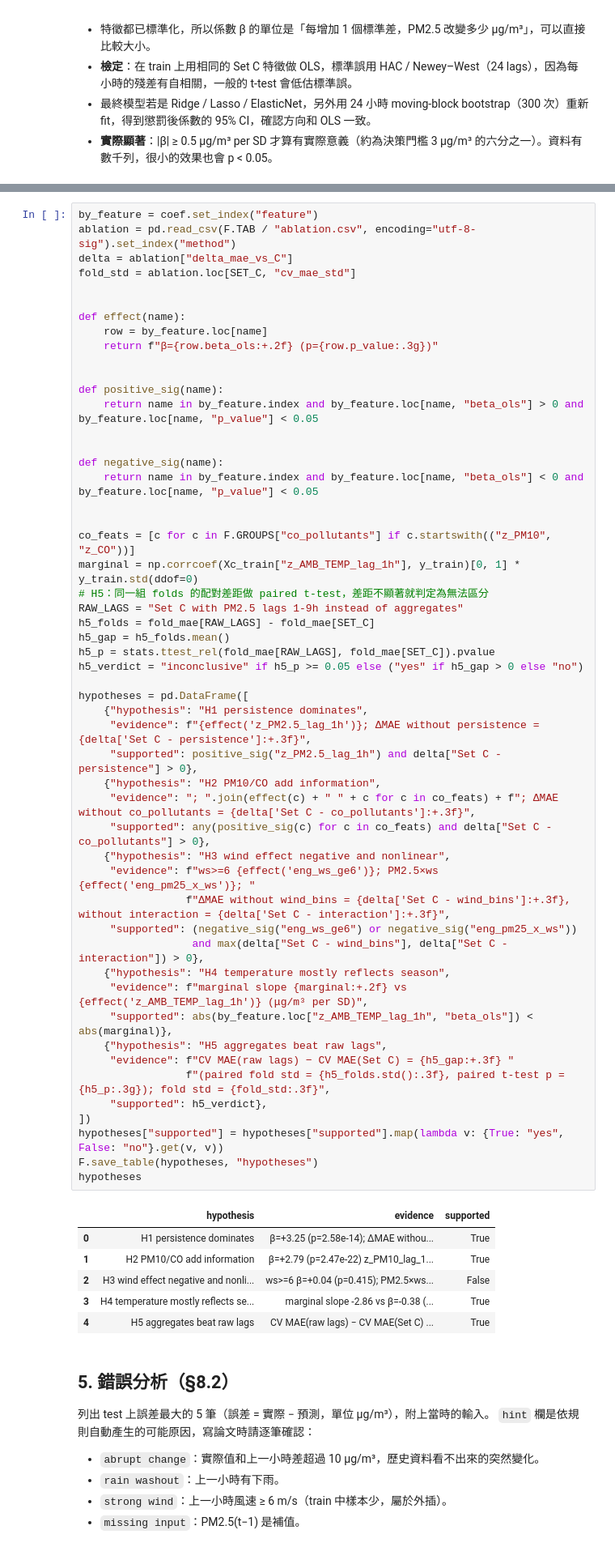
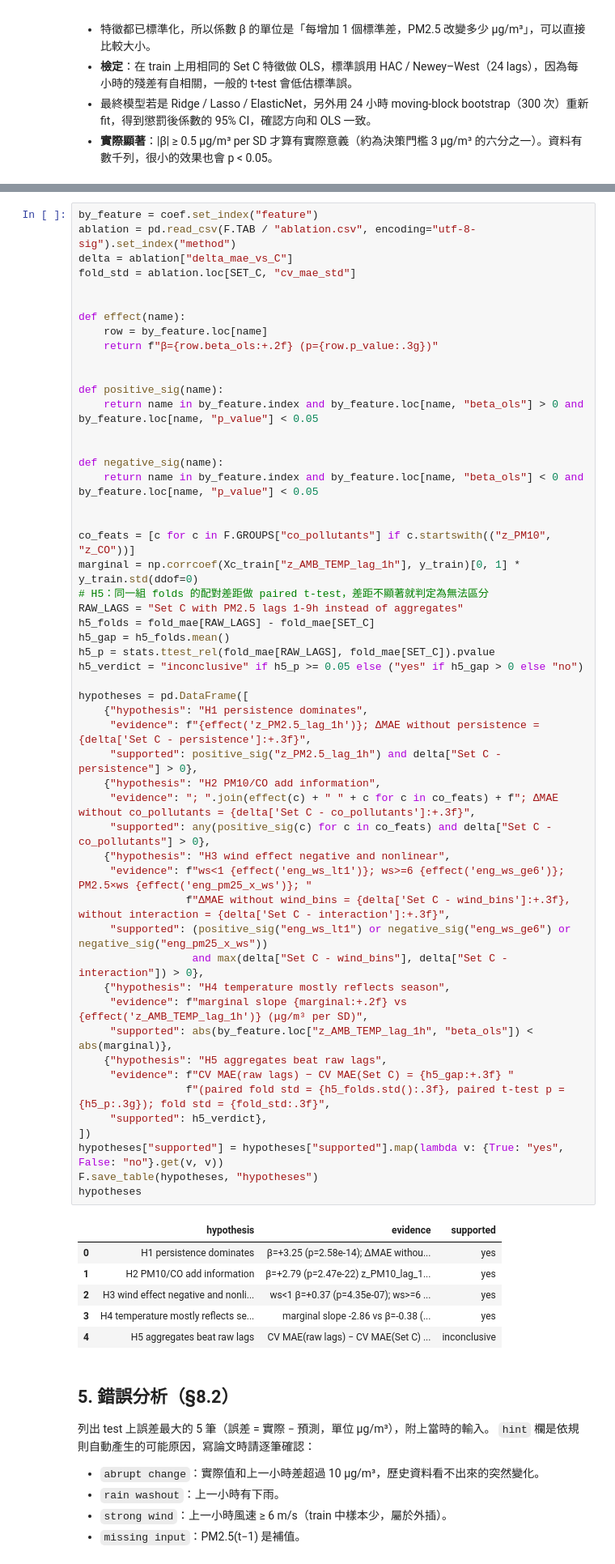
Before and after one commit to calculusfkyou/nycu-data-mining-assignment-1-115-1, a Jupyter notebook: Model/02_analysis.ipynb, the cells around one changed output, grey strips where cells are left out. Shown at 81% size. Drawn from its saved outputs; the diff is of its cells as text.

```diff
--- a/Model/02_analysis.ipynb
+++ b/Model/02_analysis.ipynb
@@ -306,40 +306,40 @@ marginal = np.corrcoef(Xc_train["z_AMB_TEMP_lag_1h"], y_train)[0, 1] * y_train.s
 # H5：同一組 folds 的配對差距做 paired t-test，差距不顯著就判定為無法區分
 RAW_LAGS = "Set C with PM2.5 lags 1-9h instead of aggregates"
 h5_folds = fold_mae[RAW_LAGS] - fold_mae[SET_C]
 h5_gap = h5_folds.mean()
 h5_p = stats.ttest_rel(fold_mae[RAW_LAGS], fold_mae[SET_C]).pvalue
 h5_verdict = "inconclusive" if h5_p >= 0.05 else ("yes" if h5_gap > 0 else "no")
 
 hypotheses = pd.DataFrame([
     {"hypothesis": "H1 persistence dominates",
      "evidence": f"{effect('z_PM2.5_lag_1h')}; ΔMAE without persistence = {delta['Set C - persistence']:+.3f}",
      "supported": positive_sig("z_PM2.5_lag_1h") and delta["Set C - persistence"] > 0},
     {"hypothesis": "H2 PM10/CO add information",
      "evidence": "; ".join(effect(c) + " " + c for c in co_feats) + f"; ΔMAE without co_pollutants = {delta['Set C - co_pollutants']:+.3f}",
      "supported": any(positive_sig(c) for c in co_feats) and delta["Set C - co_pollutants"] > 0},
     {"hypothesis": "H3 wind effect negative and nonlinear",
-     "evidence": f"ws>=6 {effect('eng_ws_ge6')}; PM2.5×ws {effect('eng_pm25_x_ws')}; "
+     "evidence": f"ws<1 {effect('eng_ws_lt1')}; ws>=6 {effect('eng_ws_ge6')}; PM2.5×ws {effect('eng_pm25_x_ws')}; "
                  f"ΔMAE without wind_bins = {delta['Set C - wind_bins']:+.3f}, without interaction = {delta['Set C - interaction']:+.3f}",
-     "supported": (negative_sig("eng_ws_ge6") or negative_sig("eng_pm25_x_ws"))
+     "supported": (positive_sig("eng_ws_lt1") or negative_sig("eng_ws_ge6") or negative_sig("eng_pm25_x_ws"))
                   and max(delta["Set C - wind_bins"], delta["Set C - interaction"]) > 0},
     {"hypothesis": "H4 temperature mostly reflects season",
      "evidence": f"marginal slope {marginal:+.2f} vs {effect('z_AMB_TEMP_lag_1h')} (μg/m³ per SD)",
      "supported": abs(by_feature.loc["z_AMB_TEMP_lag_1h", "beta_ols"]) < abs(marginal)},
     {"hypothesis": "H5 aggregates beat raw lags",
      "evidence": f"CV MAE(raw lags) − CV MAE(Set C) = {h5_gap:+.3f} "
                  f"(paired fold std = {h5_folds.std():.3f}, paired t-test p = {h5_p:.3g}); fold std = {fold_std:.3f}",
      "supported": h5_verdict},
 ])
 hypotheses["supported"] = hypotheses["supported"].map(lambda v: {True: "yes", False: "no"}.get(v, v))
 F.save_table(hypotheses, "hypotheses")
 hypotheses
 # %% [output]
 |  | hypothesis | evidence | supported |
-| 0 | H1 persistence dominates | β=+3.25 (p=2.58e-14); ΔMAE withou... | True |
-| 1 | H2 PM10/CO add information | β=+2.79 (p=2.47e-22) z_PM10_lag_1... | True |
-| 2 | H3 wind effect negative and nonli... | ws>=6 β=+0.04 (p=0.415); PM2.5×ws... | False |
-| 3 | H4 temperature mostly reflects se... | marginal slope -2.86 vs β=-0.38 (... | True |
-| 4 | H5 aggregates beat raw lags | CV MAE(raw lags) − CV MAE(Set C) ... | True |
+| 0 | H1 persistence dominates | β=+3.25 (p=2.58e-14); ΔMAE withou... | yes |
+| 1 | H2 PM10/CO add information | β=+2.79 (p=2.47e-22) z_PM10_lag_1... | yes |
+| 2 | H3 wind effect negative and nonli... | ws<1 β=+0.37 (p=4.35e-07); ws>=6 ... | yes |
+| 3 | H4 temperature mostly reflects se... | marginal slope -2.86 vs β=-0.38 (... | yes |
+| 4 | H5 aggregates beat raw lags | CV MAE(raw lags) − CV MAE(Set C) ... | inconclusive |
 # %% [markdown]
 ## 5. 錯誤分析（§8.2）
 
```
Also changed, not shown: parts of 1 cell of this notebook, 2 other files.
